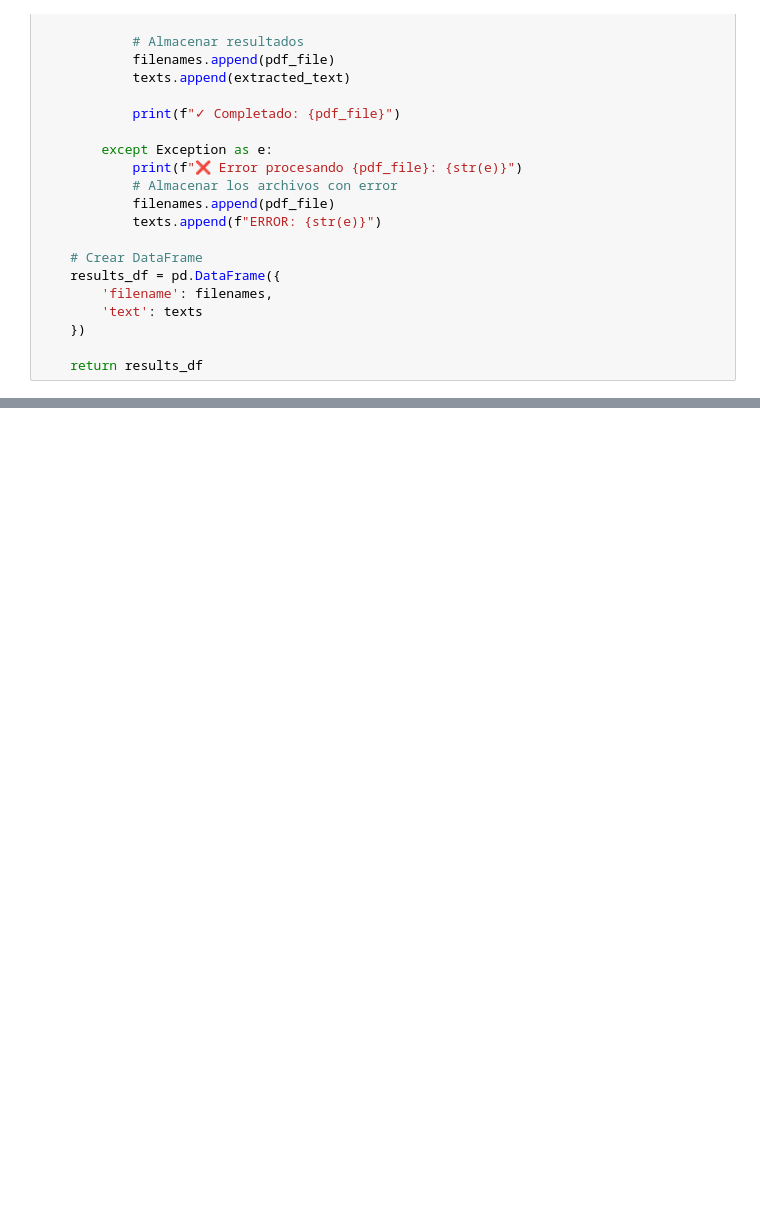
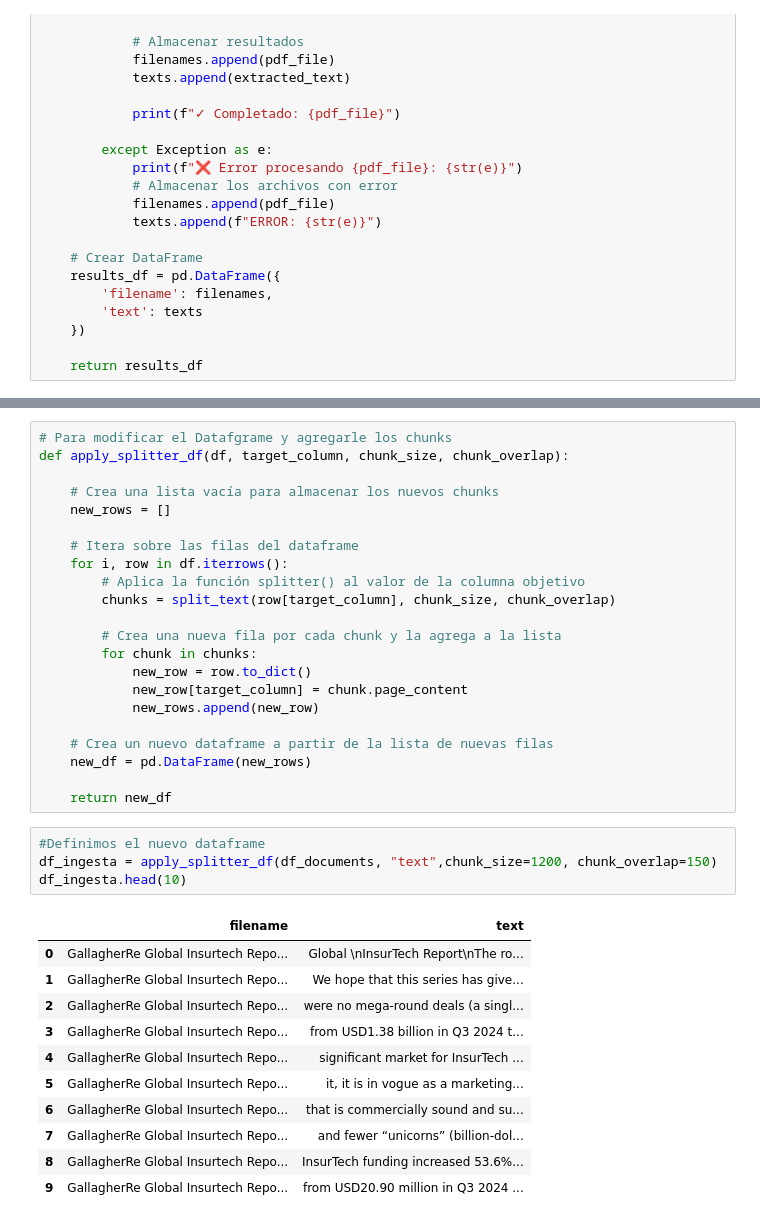
Before and after one commit to fedeargo/prueba_tecnica_rag, a Jupyter notebook: agent_playbook.ipynb, the cells around one changed output, grey strips where cells are left out. Drawn from its saved outputs; the diff is of its cells as text; blank space fills up the shorter version.

```diff
--- a/agent_playbook.ipynb
+++ b/agent_playbook.ipynb
@@ -688,0 +692,38 @@ ModuleNotFoundError: No module named 'langchain_text_splitters'
+# %%
+# Para modificar el Datafgrame y agregarle los chunks
+def apply_splitter_df(df, target_column, chunk_size, chunk_overlap):
+
+    # Crea una lista vacía para almacenar los nuevos chunks
+    new_rows = []
+
+    # Itera sobre las filas del dataframe
+    for i, row in df.iterrows():
+        # Aplica la función splitter() al valor de la columna objetivo
+        chunks = split_text(row[target_column], chunk_size, chunk_overlap)
+
+        # Crea una nueva fila por cada chunk y la agrega a la lista
+        for chunk in chunks:
+            new_row = row.to_dict()
+            new_row[target_column] = chunk.page_content
+            new_rows.append(new_row)
+
+    # Crea un nuevo dataframe a partir de la lista de nuevas filas
+    new_df = pd.DataFrame(new_rows)
+
+    return new_df
+# %%
+#Definimos el nuevo dataframe
+df_ingesta = apply_splitter_df(df_documents, "text",chunk_size=1200, chunk_overlap=150)
+df_ingesta.head(10)
+# %% [output]
+|  | filename | text |
+| 0 | GallagherRe Global Insurtech Repo... | Global \nInsurTech Report\nThe ro... |
+| 1 | GallagherRe Global Insurtech Repo... | We hope that this series has give... |
+| 2 | GallagherRe Global Insurtech Repo... | were no mega-round deals (a singl... |
+| 3 | GallagherRe Global Insurtech Repo... | from USD1.38 billion in Q3 2024 t... |
+| 4 | GallagherRe Global Insurtech Repo... | significant market for InsurTech ... |
+| 5 | GallagherRe Global Insurtech Repo... | it, it is in vogue as a marketing... |
+| 6 | GallagherRe Global Insurtech Repo... | that is commercially sound and su... |
+| 7 | GallagherRe Global Insurtech Repo... | and fewer “unicorns” (billion-dol... |
+| 8 | GallagherRe Global Insurtech Repo... | InsurTech funding increased 53.6%... |
+| 9 | GallagherRe Global Insurtech Repo... | from USD20.90 million in Q3 2024 ... |
```
Also changed, not shown: parts of 5 cells of this notebook.
